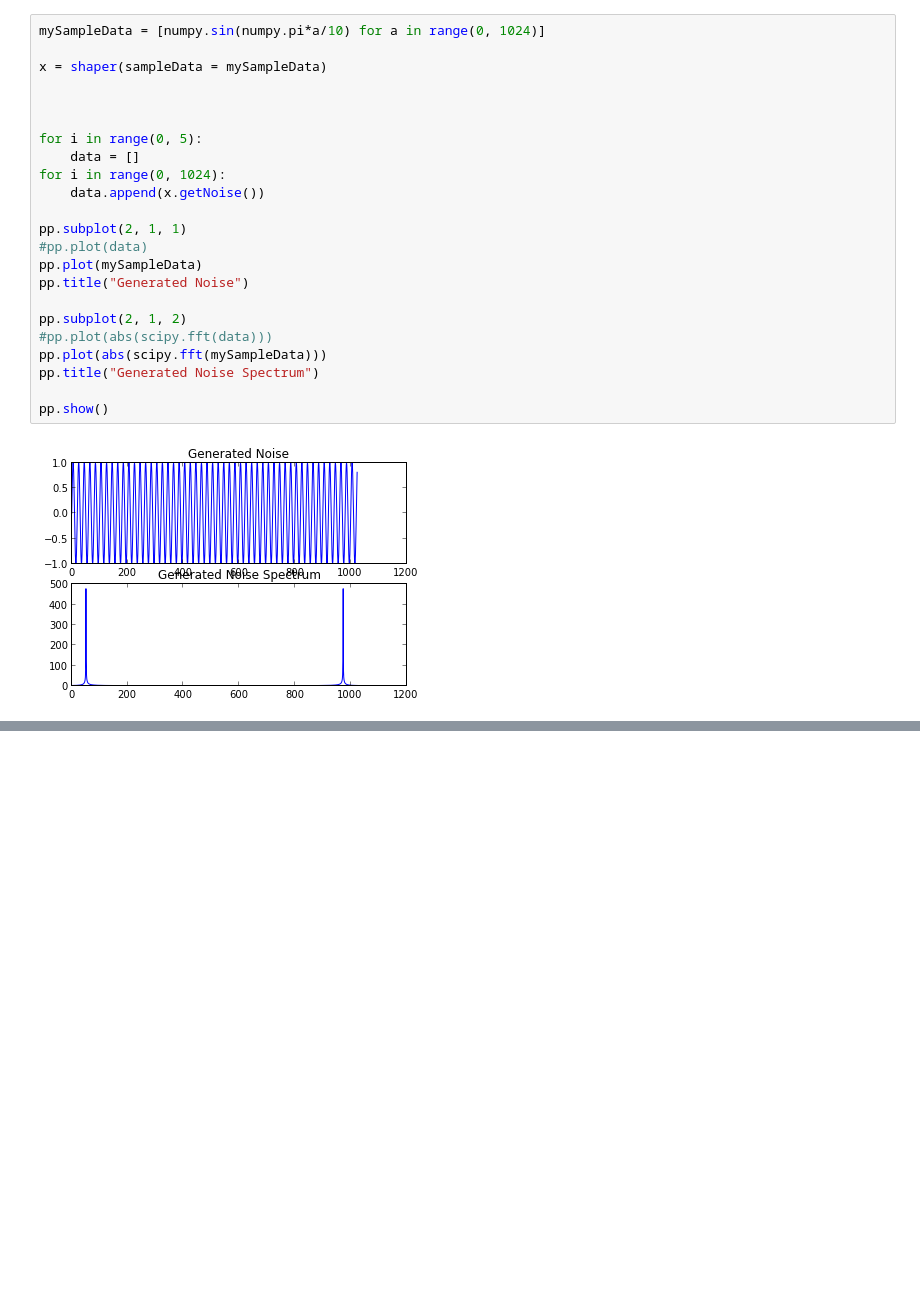
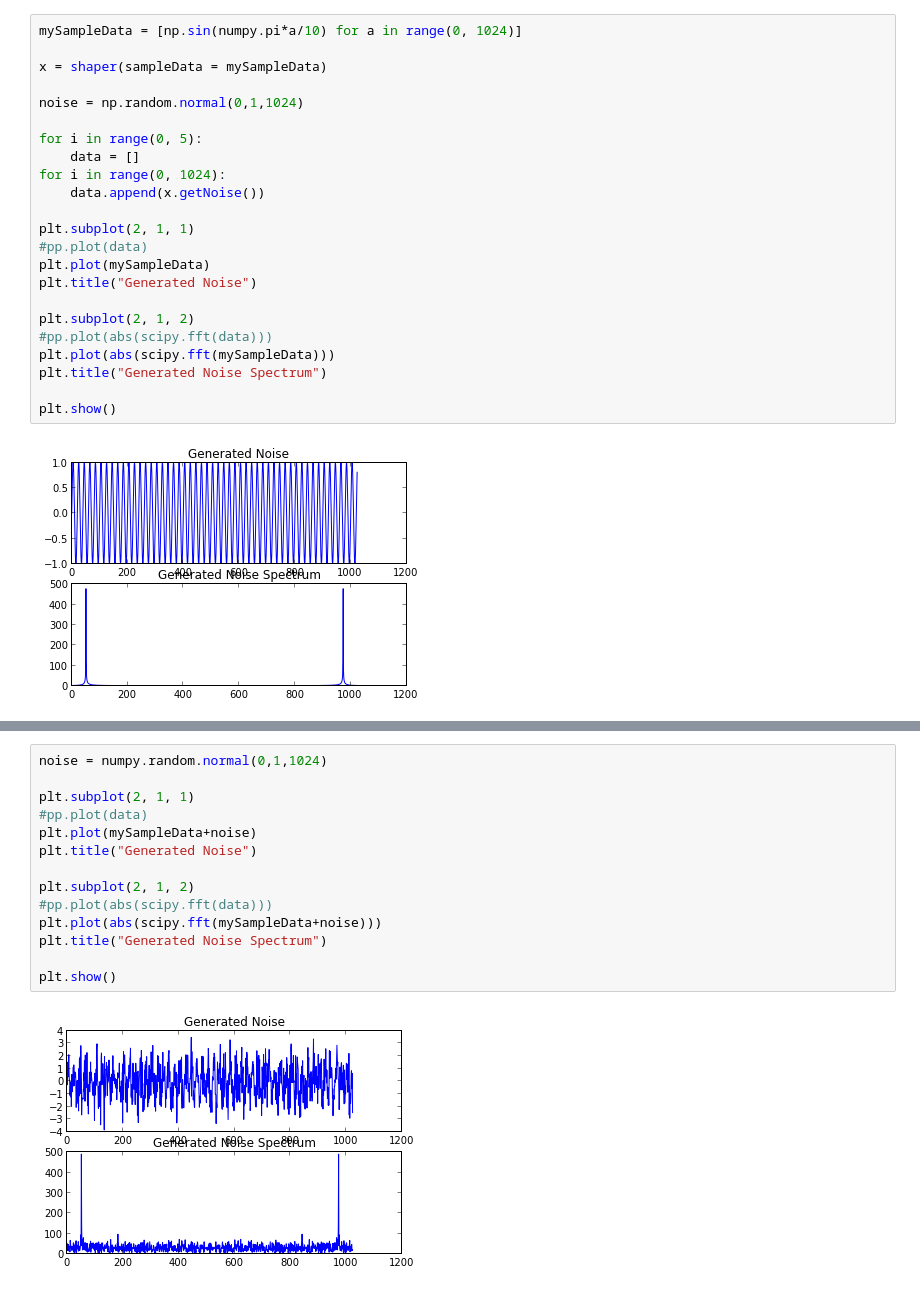
Before and after one commit to minhung/AppMathMethod, a Jupyter notebook: Signal_Analysis.ipynb, the cells around one changed output, grey strips where cells are left out. Saved outputs shown, nothing was run; the diff lists cells and outputs as text; blank space fills up the shorter version.

```diff
--- a/Signal_Analysis.ipynb
+++ b/Signal_Analysis.ipynb
@@ -48,27 +48,27 @@ class shaper:
     def getNoise(self):
         return self.noiseFilter.processSample(random.random())
 # %%
-mySampleData = [numpy.sin(numpy.pi*a/10) for a in range(0, 1024)]
+mySampleData = [np.sin(numpy.pi*a/10) for a in range(0, 1024)]
 
 x = shaper(sampleData = mySampleData)
 
-
+noise = np.random.normal(0,1,1024)
 
 for i in range(0, 5):
     data = []
 for i in range(0, 1024):
     data.append(x.getNoise())
 
-pp.subplot(2, 1, 1)
+plt.subplot(2, 1, 1)
 #pp.plot(data)
-pp.plot(mySampleData)
-pp.title("Generated Noise")
+plt.plot(mySampleData)
+plt.title("Generated Noise")
 
-pp.subplot(2, 1, 2)
+plt.subplot(2, 1, 2)
 #pp.plot(abs(scipy.fft(data)))
-pp.plot(abs(scipy.fft(mySampleData)))
-pp.title("Generated Noise Spectrum")
+plt.plot(abs(scipy.fft(mySampleData)))
+plt.title("Generated Noise Spectrum")
 
-pp.show()
+plt.show()
 # %% [output]
 [figure]
@@ -74,0 +91,16 @@ pp.show()
+# %%
+noise = numpy.random.normal(0,1,1024)
+
+plt.subplot(2, 1, 1)
+#pp.plot(data)
+plt.plot(mySampleData+noise)
+plt.title("Generated Noise")
+
+plt.subplot(2, 1, 2)
+#pp.plot(abs(scipy.fft(data)))
+plt.plot(abs(scipy.fft(mySampleData+noise)))
+plt.title("Generated Noise Spectrum")
+
+plt.show()
+# %% [output]
+[figure, added]
```
Also changed, not shown: parts of 8 cells of this notebook, 10 other files.
